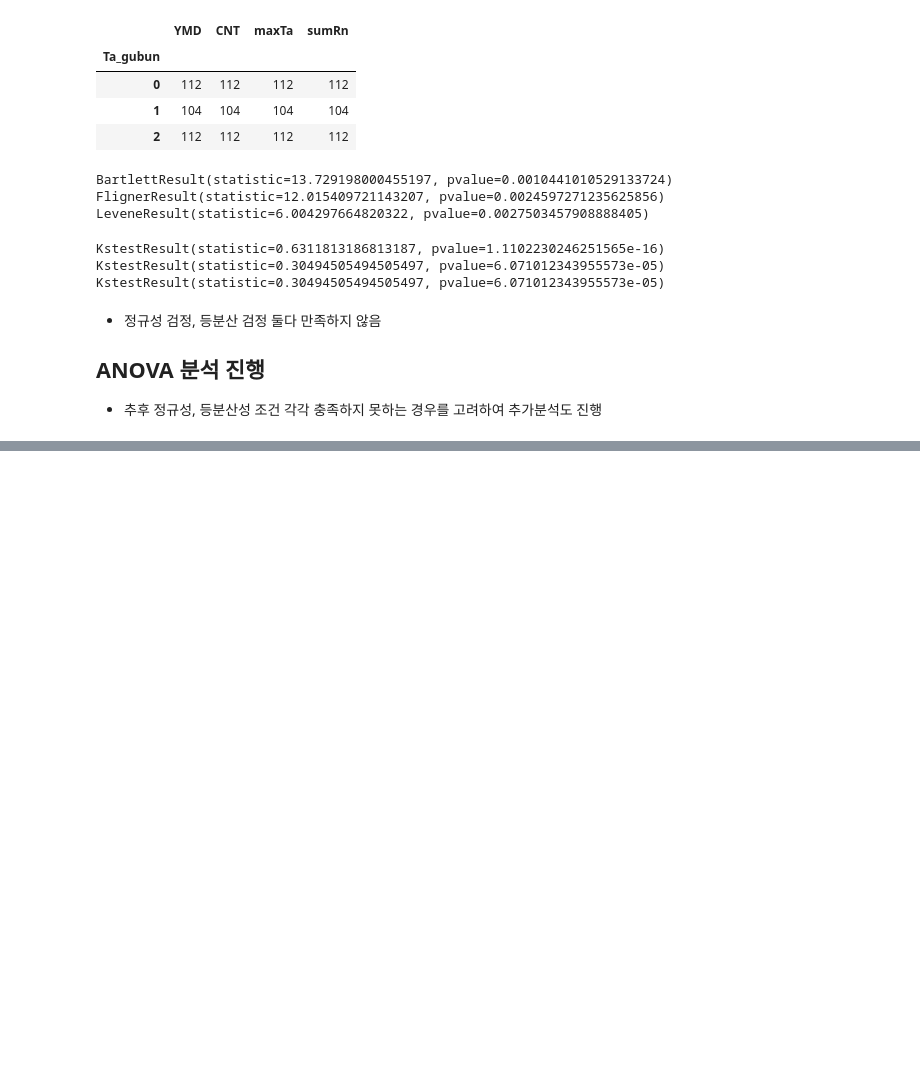
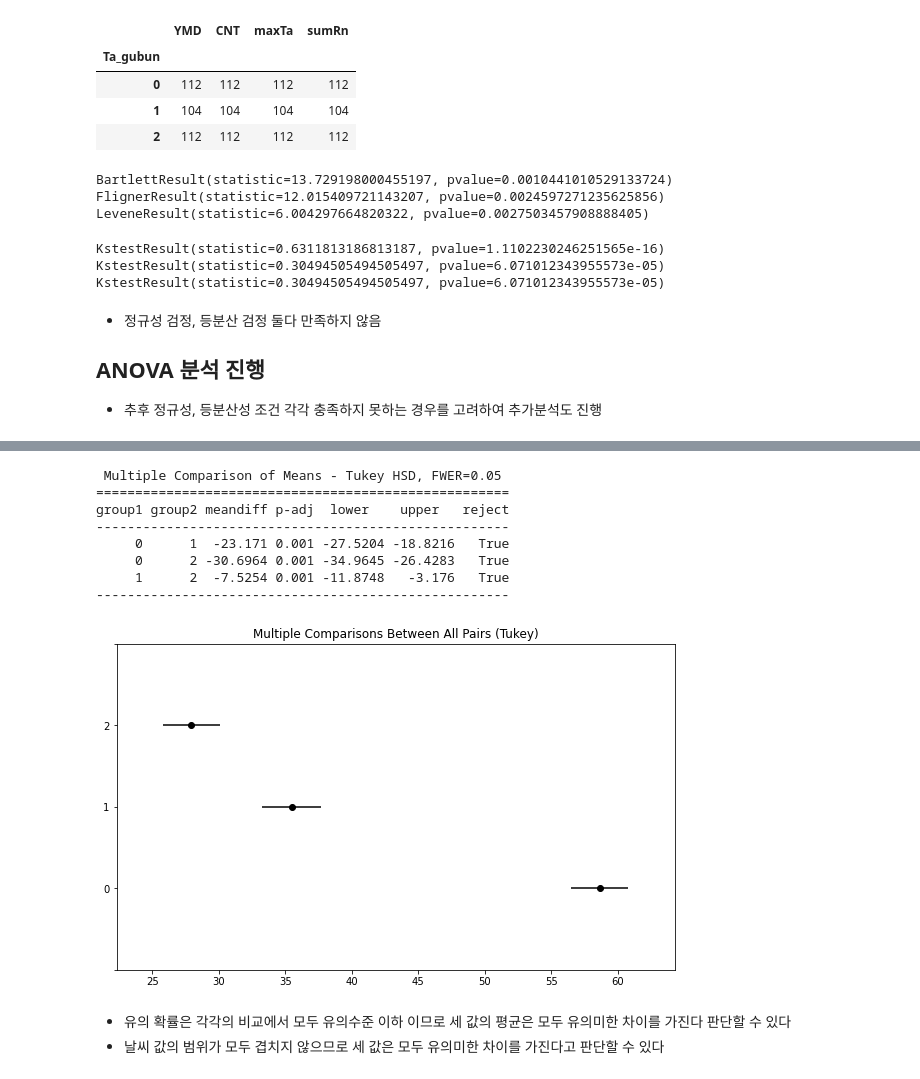
Before and after one commit to kwonym3094/statistic, a Jupyter notebook: 11_anova.ipynb, the cells around one changed output, grey strips where cells are left out. Cells and saved outputs as stored; diff of their text form; code cells hidden in the pictures; blank space fills up the shorter version.

```diff
--- a/11_anova.ipynb
+++ b/11_anova.ipynb
@@ -195,0 +219,20 @@ array([66, 64, 64, 50, 72, 74, 68, 62, 63, 72, 85, 65, 63, 78, 74, 67, 57,
+# %%
+# 투키의 HSD
+
+from statsmodels.stats.multicomp import pairwise_tukeyhsd
+posthoc = pairwise_tukeyhsd(data['CNT'],data['Ta_gubun'], alpha=0.05)
+print(posthoc)
+fig = posthoc.plot_simultaneous()
+# %% [output]
+ Multiple Comparison of Means - Tukey HSD, FWER=0.05
+=====================================================
+group1 group2 meandiff p-adj  lower    upper   reject
+-----------------------------------------------------
+     0      1  -23.171 0.001 -27.5204 -18.8216   True
+     0      2 -30.6964 0.001 -34.9645 -26.4283   True
+     1      2  -7.5254 0.001 -11.8748   -3.176   True
+-----------------------------------------------------
+[figure, added]
+# %% [markdown]
+- 유의 확률은 각각의 비교에서 모두 유의수준 이하 이므로 세 값의 평균은 모두 유의미한 차이를 가진다 판단할 수 있다
+- 날씨 값의 범위가 모두 겹치지 않으므로 세 값은 모두 유의미한 차이를 가진다고 판단할 수 있다
```
Also changed, not shown: parts of 16 cells of this notebook, 2 other files.
